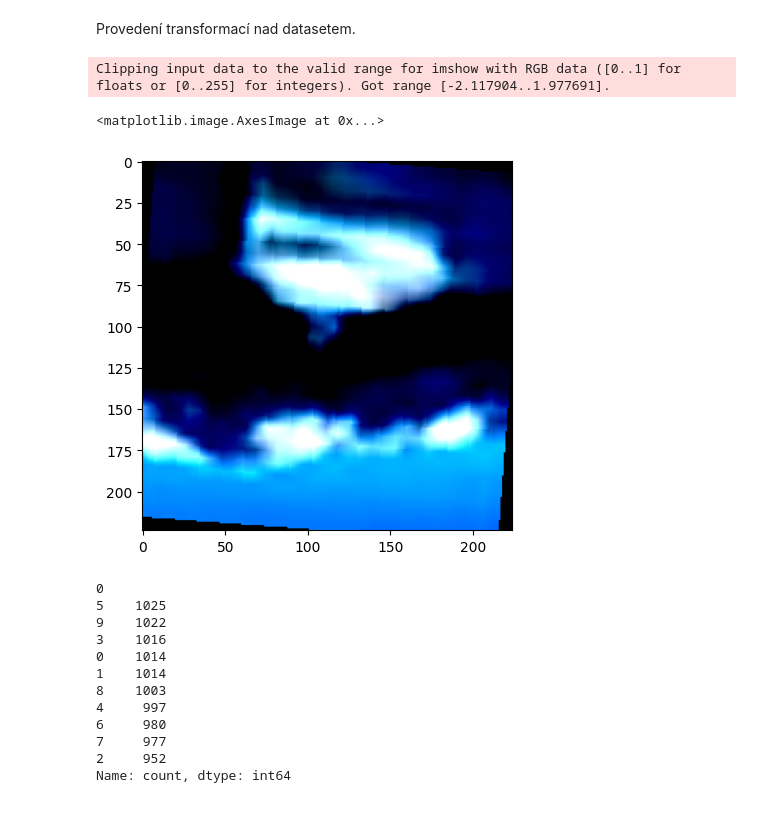
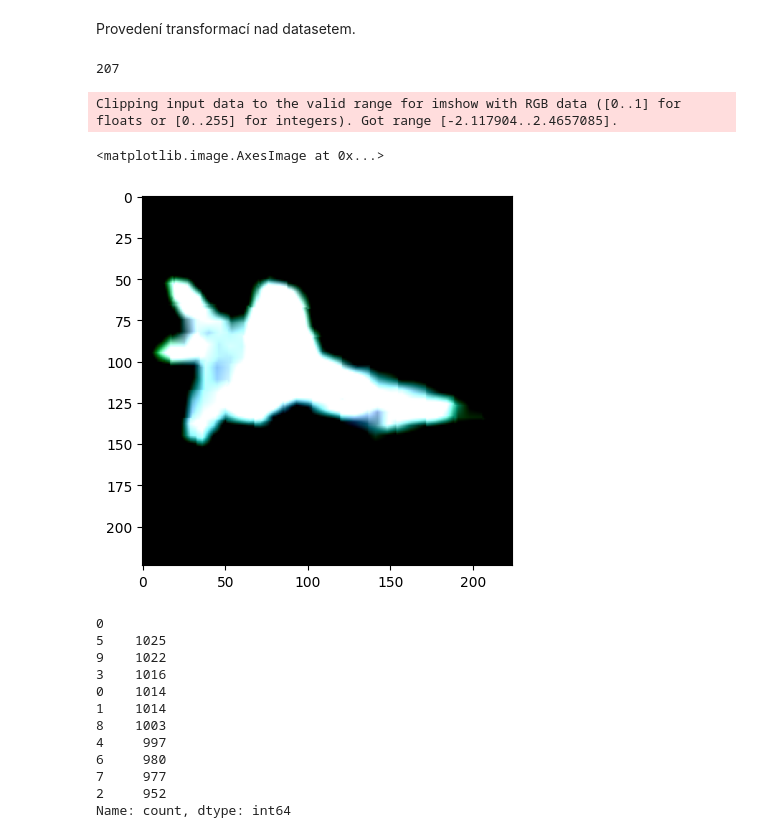
Before and after one commit to DragounJ/DiplomovaPrace, a Jupyter notebook: actual/cifar10ViT.ipynb, the cells around one changed output. Saved outputs shown, nothing was run; the diff lists cells and outputs as text; code cells hidden in the pictures.

Commit message:
Augmentation complete

```diff
--- a/actual/cifar10ViT.ipynb
+++ b/actual/cifar10ViT.ipynb
@@ -74,24 +74,27 @@ class CustomCIFAR10(Dataset):
         self.data = []
         self.targets = []
         self.logits = []
+        self.logits_aug = []
 
         if self.dataset_part == dataset_part.TRAIN:
              for i in range(1, 5):
-                 data_file = os.path.join(self.root, 'cifar-10-batches-py', f'data_batch_{i}')
+                 data_file = os.path.join(self.root, 'cifar-10-batches-py', f'train_batch_{i}')
                  with open(data_file, 'rb') as fo:
                      dict = pickle.load(fo, encoding='bytes')
                      self.data.append(dict[b'data'])
                      self.targets.extend(dict[b'labels'])
                      self.logits.extend(dict[b'logits'])
+                     self.logits_aug.extend(dict[b'logits_aug'])
+
         elif self.dataset_part == dataset_part.TEST:
-            data_file = os.path.join(self.root, 'cifar-10-batches-py', 'test_batch')
+            data_file = os.path.join(self.root, 'cifar-10-batches-py', 'test')
             with open(data_file, 'rb') as fo:
                 dict = pickle.load(fo, encoding='bytes')
                 self.data.append(dict[b'data'])
                 self.targets.extend(dict[b'labels'])
                 self.logits.extend(dict[b'logits'])
         else:
-            data_file = os.path.join(self.root, 'cifar-10-batches-py', 'data_batch_5')
+            data_file = os.path.join(self.root, 'cifar-10-batches-py', 'eval')
             with open(data_file, "rb") as fo:
                 dict = pickle.load(fo, encoding='bytes')
                 self.data.append(dict[b'data'])
@@ -99,8 +102,6 @@ class CustomCIFAR10(Dataset):
                 self.logits.extend(dict[b'logits'])
 
         self.data = np.concatenate(self.data, axis=0)
-        self.targets = np.array(self.targets)
-        self.logits = np.array(self.logits)
 
 
     def __len__(self):
@@ -108,20 +109,31 @@ class CustomCIFAR10(Dataset):
 
     def __getitem__(self, index):
         image = self.data[index].reshape(3, 32, 32).transpose(1, 2, 0)
+        image = Image.fromarray(image.astype('uint8'), 'RGB')
         label = self.targets[index]
-        logit = self.logits[index]
+        #logit = self.logits[index]
 
-        image = Image.fromarray(image.astype('uint8'), 'RGB')
-        logit = torch.tensor(logit, dtype=torch.float)
         if self.transform:
+            logit = self.logits[index] if len(self.transform.extra_repr()) < 300 else self.logits_aug[index]
+            logit = torch.tensor(logit, dtype=torch.float)
             torch.manual_seed(index%10000)
             image = self.transform(image)
+
+
+
+
 
         return {
             'pixel_values': image,
             'labels': label,
-            'logits': logit
+            'logits': logit,
         }
+
+    def remove_entries(self, remove_list):
+        self.data = np.delete(self.data, remove_list, axis=0)
+        self.targets = np.delete(self.targets, remove_list, axis=0)
+        self.logits = np.delete(self.logits, remove_list, axis=0)
+        self.logits_aug = np.delete(self.logits_aug, remove_list, axis=0)
 
     @property
     def labels(self):
@@ -234,6 +246,10 @@ transform = transformsv2.Compose([
 test = CustomCIFAR10(root='./data/10-logits', dataset_part=dataset_part.TEST, transform=transform)
 train = CustomCIFAR10(root='./data/10-logits', dataset_part=dataset_part.TRAIN, transform=transform)
 eval = CustomCIFAR10(root='./data/10-logits', dataset_part=dataset_part.EVAL, transform=transform)
+# %%
+print(len(transform.extra_repr()))
+# %% [output]
+207
 # %%
 augment_transform = transformsv2.Compose([
     transformsv2.ToImage(),
@@ -246,4 +262,4 @@ augment_transform = transformsv2.Compose([
 ])
 
 
-test = CustomCIFAR10(root='./data/10-logits', dataset_part=dataset_part.TRAIN, transform=augment_transform)
+train_aug = CustomCIFAR10(root='./data/10-logits', dataset_part=dataset_part.TRAIN, transform=augment_transform)
@@ -250,10 +277,10 @@ test = CustomCIFAR10(root='./data/10-logits', dataset_part=dataset_part.TRAIN, t
 # %%
 import matplotlib.pyplot as plt
-plt.imshow(test[20350]["pixel_values"].permute(1, 2, 0))
+plt.imshow(train_aug[50]["pixel_values"].permute(1, 2, 0))
 # %% [output]
-Clipping input data to the valid range for imshow with RGB data ([0..1] for floats or [0..255] for integers). Got range [-2.117904..1.977691].
+Clipping input data to the valid range for imshow with RGB data ([0..1] for floats or [0..255] for integers). Got range [-2.117904..2.4657085].
 <matplotlib.image.AxesImage at 0x...>
-[figure, old version]
+[figure, new version]
 # %%
 # Test rozložení --> Good Enough
 import pandas as pd
```
Also changed, not shown: parts of 14 cells of this notebook, 6 other files.
